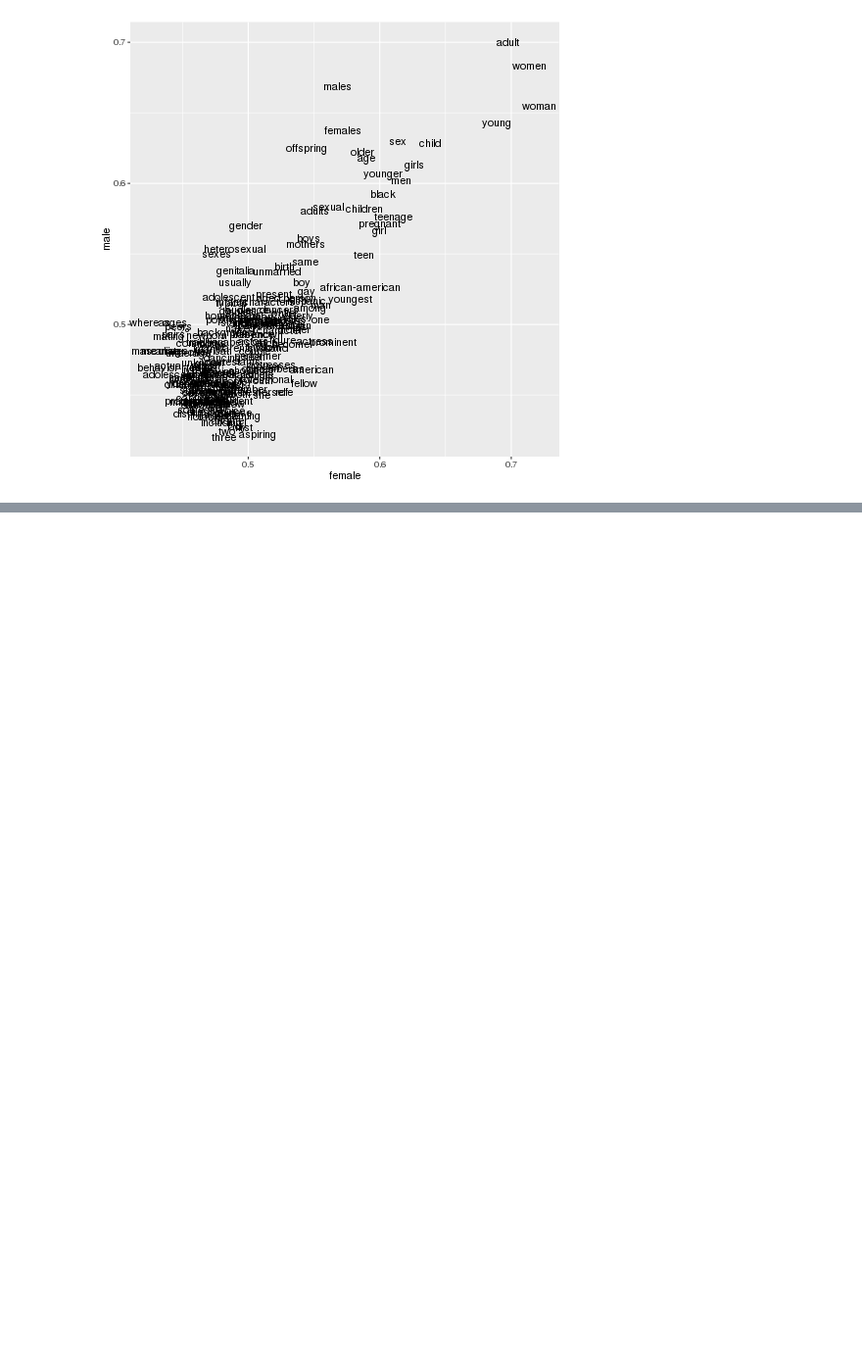
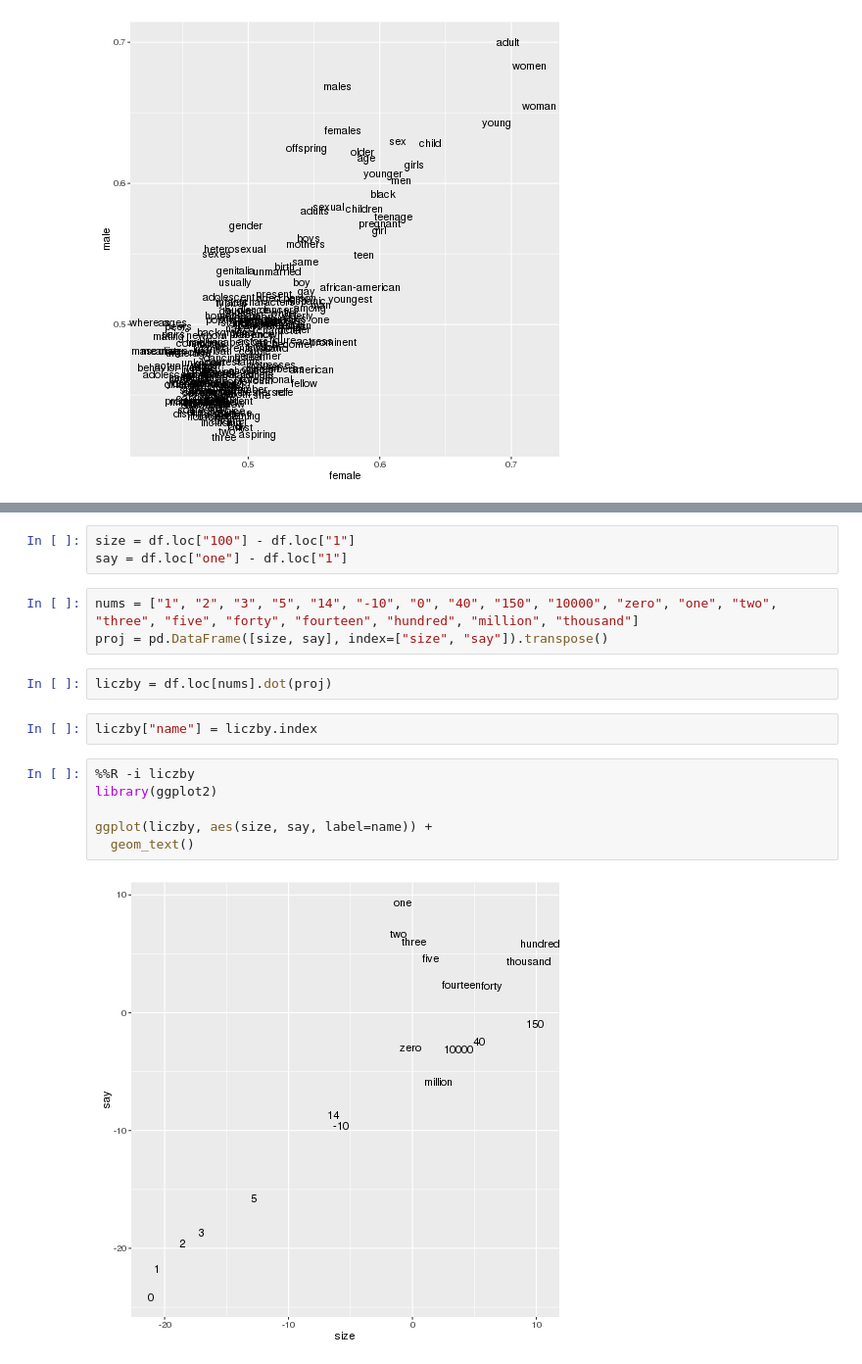
Before and after one commit to lamyiowce/word2viz, a Jupyter notebook: 0_test.ipynb, the cells around one changed output, grey strips where cells are left out. Shown: that part at 98% size. Saved outputs shown, nothing was run; the diff lists cells and outputs as text; blank space fills up the shorter version.

```diff
--- a/0_test.ipynb
+++ b/0_test.ipynb
@@ -208,0 +229,18 @@ ggplot(df_plot, aes(female, male, label=name)) +
+# %%
+size = df.loc["100"] - df.loc["1"]
+say = df.loc["one"] - df.loc["1"]
+# %%
+nums = ["1", "2", "3", "5", "14", "-10", "0", "40", "150", "10000", "zero", "one", "two", "three", "five", "forty", "fourteen", "hundred", "million", "thousand"]
+proj = pd.DataFrame([size, say], index=["size", "say"]).transpose()
+# %%
+liczby = df.loc[nums].dot(proj)
+# %%
+liczby["name"] = liczby.index
+# %%
+%%R -i liczby
+library(ggplot2)
+
+ggplot(liczby, aes(size, say, label=name)) +
+  geom_text()
+# %% [output]
+[figure, added]
```
Also changed, not shown: parts of 3 cells of this notebook.
